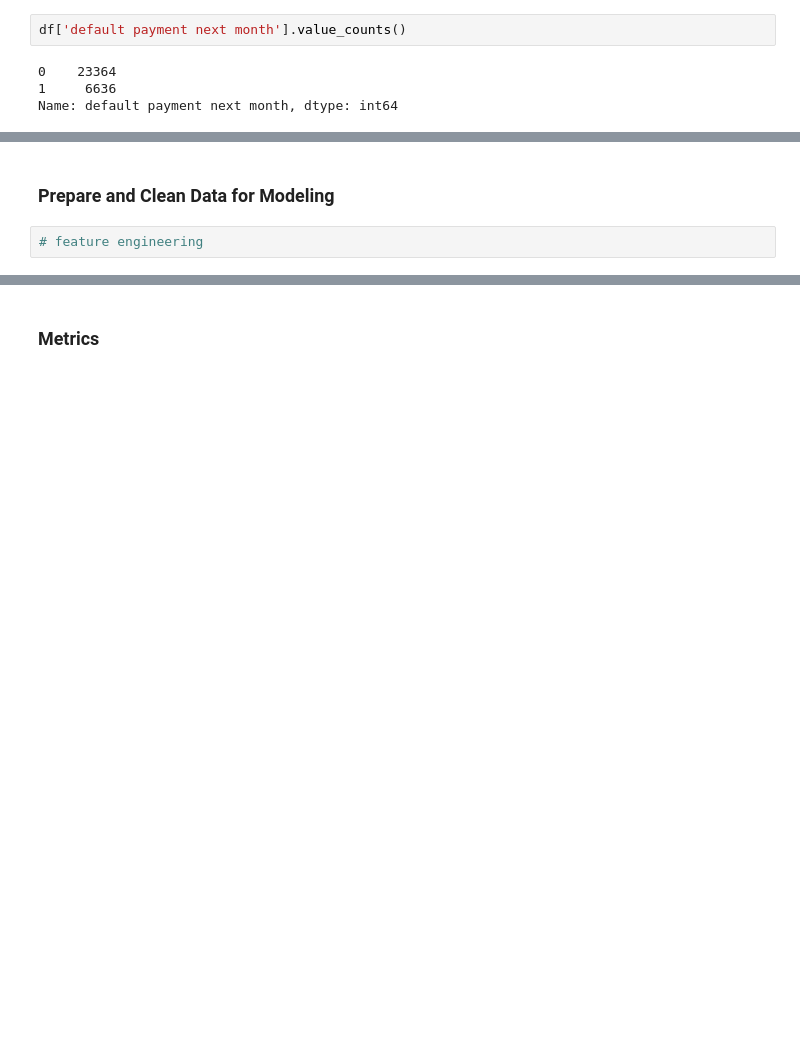
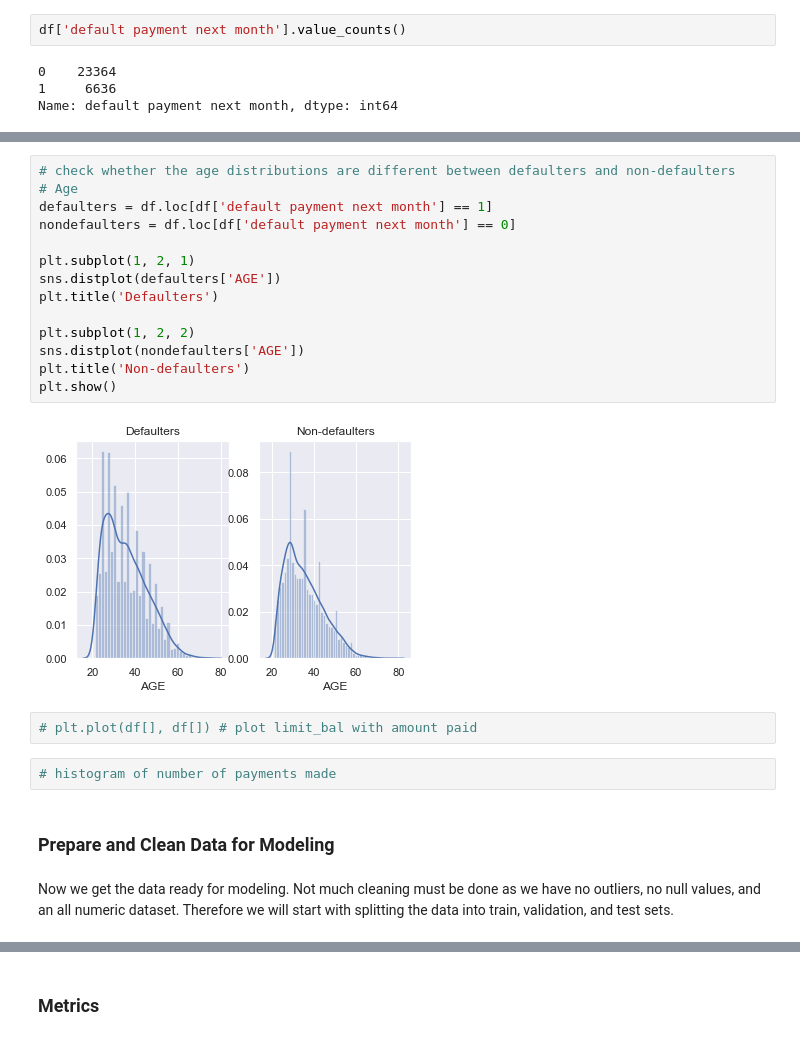
Before and after one commit to hannahlyon/credit-sesame-take-home, a Jupyter notebook: Credit Card Default.ipynb, the cells around one changed output, grey strips where cells are left out. Drawn from its saved outputs; the diff is of its cells as text; blank space fills up the shorter version.

```diff
--- a/Credit Card Default.ipynb
+++ b/Credit Card Default.ipynb
@@ -54,5 +144,25 @@ Name: default payment next month, dtype: int64
+# %%
+# check whether the age distributions are different between defaulters and non-defaulters
+# Age
+defaulters = df.loc[df['default payment next month'] == 1]
+nondefaulters = df.loc[df['default payment next month'] == 0]
+
+plt.subplot(1, 2, 1)
+sns.distplot(defaulters['AGE'])
+plt.title('Defaulters')
+
+plt.subplot(1, 2, 2)
+sns.distplot(nondefaulters['AGE'])
+plt.title('Non-defaulters')
+plt.show()
+# %% [output]
+[figure, added]
+# %%
+# plt.plot(df[], df[]) # plot limit_bal with amount paid
+# %%
+# histogram of number of payments made
 # %% [markdown]
 ### Prepare and Clean Data for Modeling
-# %%
-# feature engineering
+# %% [markdown]
+Now we get the data ready for modeling. Not much cleaning must be done as we have no outliers, no null values, and an all numeric dataset. Therefore we will start with splitting the data into train, validation, and test sets.
 # %%
```
Also changed, not shown: parts of 66 cells of this notebook, 2 other files.
